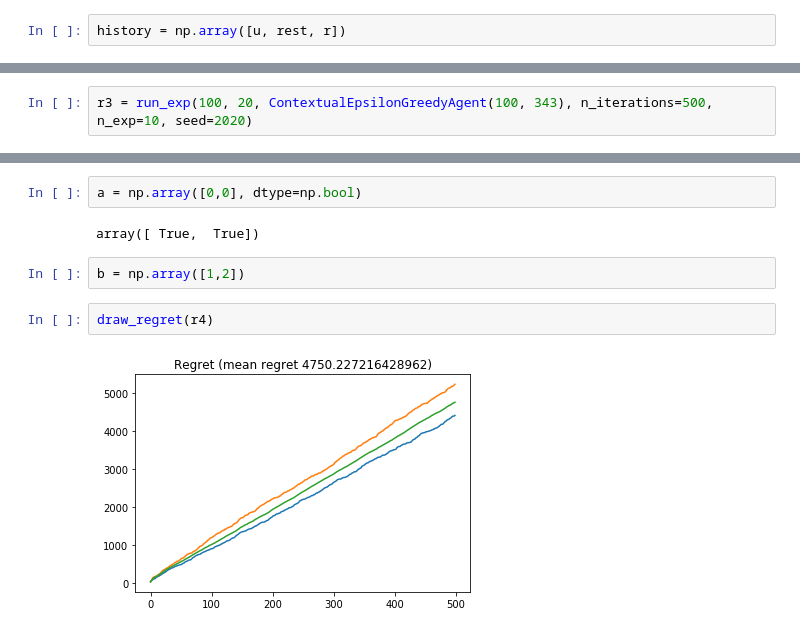
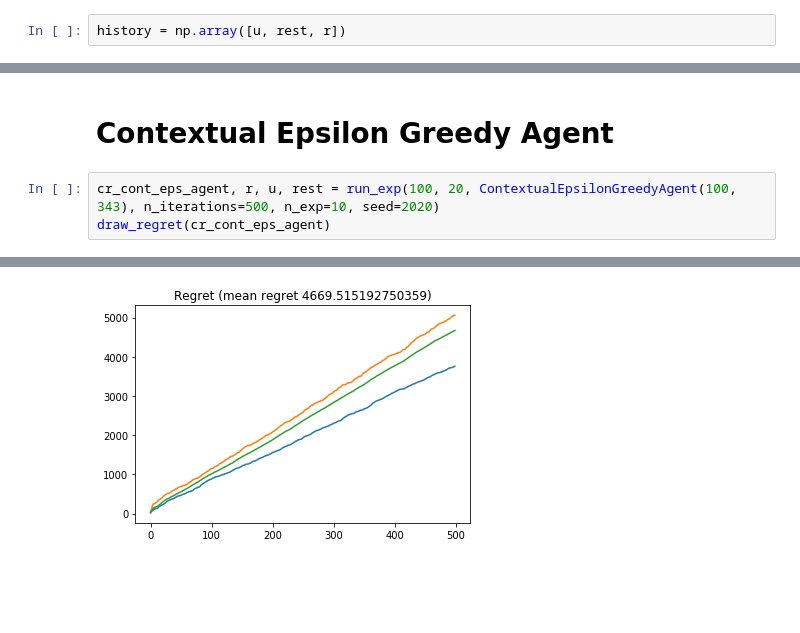
Before and after one commit to Scotchy/LaFourchette, a Jupyter notebook: RecommenderSystem.ipynb, the cells around one changed output, grey strips where cells are left out. Saved outputs shown, nothing was run; the diff lists cells and outputs as text; blank space fills up the shorter version.

```diff
--- a/RecommenderSystem.ipynb
+++ b/RecommenderSystem.ipynb
@@ -109,24 +121,18 @@ r4 = run_exp(100, 20, RandomAgent(), n_iterations=500, n_exp=10, seed=2020)
+# %% [markdown]
+# Contextual Epsilon Greedy Agent
 # %%
-r3 = run_exp(100, 20, ContextualEpsilonGreedyAgent(100, 343), n_iterations=500, n_exp=10, seed=2020)
+cr_cont_eps_agent, r, u, rest = run_exp(100, 20, ContextualEpsilonGreedyAgent(100, 343), n_iterations=500, n_exp=10, seed=2020)
+draw_regret(cr_cont_eps_agent)
 # %% [output]
 [interactive output not drawn]
 [interactive output not drawn]
 [interactive output not drawn]
 [interactive output not drawn]
 [interactive output not drawn]
 [interactive output not drawn]
 [interactive output not drawn]
 [interactive output not drawn]
 [interactive output not drawn]
 [interactive output not drawn]
 [interactive output not drawn]
+[figure, added]
-# %%
-a = np.array([0,0], dtype=np.bool)
-# %% [output]
-array([ True,  True])
-# %%
-b = np.array([1,2])
-# %%
-draw_regret(r4)
-# %% [output]
-[figure, removed]
```
Also changed, not shown: parts of 30 cells of this notebook, 1 other file.
